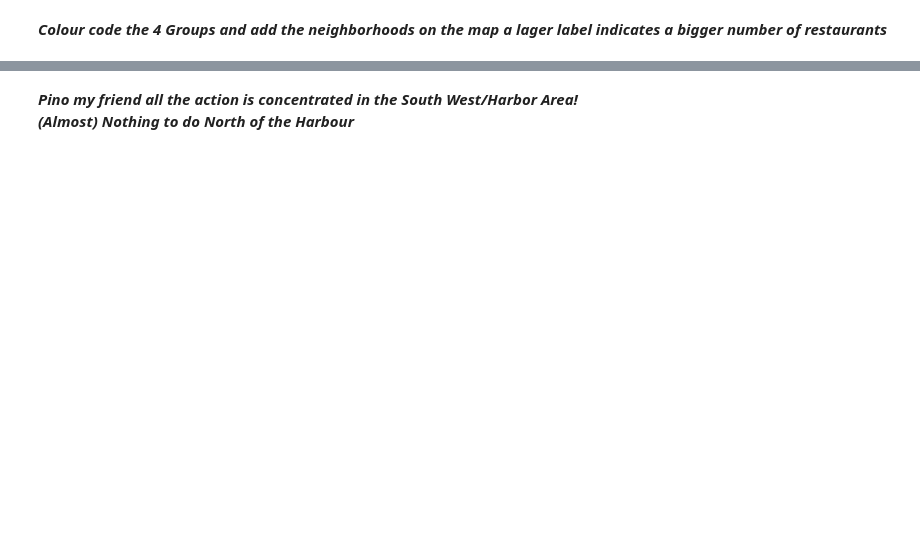
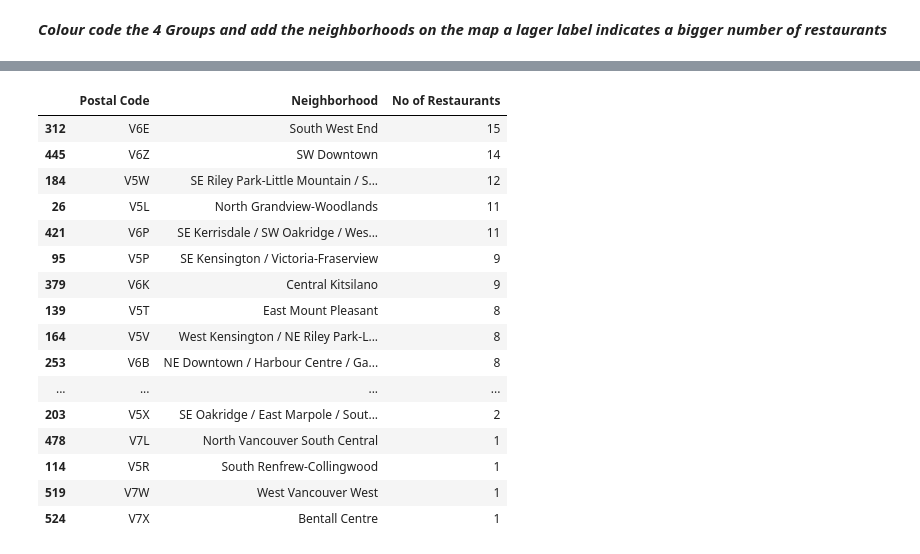
Before and after one commit to yempe/Capstone, a Jupyter notebook: capstone copy 1.ipynb, the cells around one changed output, grey strips where cells are left out. Drawn from its saved outputs; the diff is of its cells as text; code cells hidden in the pictures; blank space fills up the shorter version.

```diff
--- a/capstone copy 1.ipynb
+++ b/capstone copy 1.ipynb
@@ -469,6 +449,25 @@ for lat, lon, Quartiles, Number, Location in zip(final_data['Neighborhood Latitu
 map_vancouver_2
 # %% [output]
 [interactive output not drawn]
-# %% [markdown]
-***Pino my friend all the action is concentrated in the South West/Harbor Area!<br>
-(Almost) Nothing to do North of the Harbour***
+# %%
+final_data_no_coordinates = final_data[['Postal Code', 'Neighborhood', 'No of Restaurants']]
+final_data_no_coordinates_sorted = final_data_no_coordinates.sort_values(by = 'No of Restaurants', ascending = False)
+final_data_no_coordinates_sorted
+# %% [output]
+|  | Postal Code | Neighborhood | No of Restaurants |
+| 312 | V6E | South West End | 15 |
+| 445 | V6Z | SW Downtown | 14 |
+| 184 | V5W | SE Riley Park-Little Mountain / S... | 12 |
+| 26 | V5L | North Grandview-Woodlands | 11 |
+| 421 | V6P | SE Kerrisdale / SW Oakridge / Wes... | 11 |
+| 95 | V5P | SE Kensington / Victoria-Fraserview | 9 |
+| 379 | V6K | Central Kitsilano | 9 |
+| 139 | V5T | East Mount Pleasant | 8 |
+| 164 | V5V | West Kensington / NE Riley Park-L... | 8 |
+| 253 | V6B | NE Downtown / Harbour Centre / Ga... | 8 |
+| ... | ... | ... | ... |
+| 203 | V5X | SE Oakridge / East Marpole / Sout... | 2 |
+| 478 | V7L | North Vancouver South Central | 1 |
+| 114 | V5R | South Renfrew-Collingwood | 1 |
+| 519 | V7W | West Vancouver West | 1 |
+| 524 | V7X | Bentall Centre | 1 |
```
Also changed, not shown: parts of 20 cells of this notebook.
